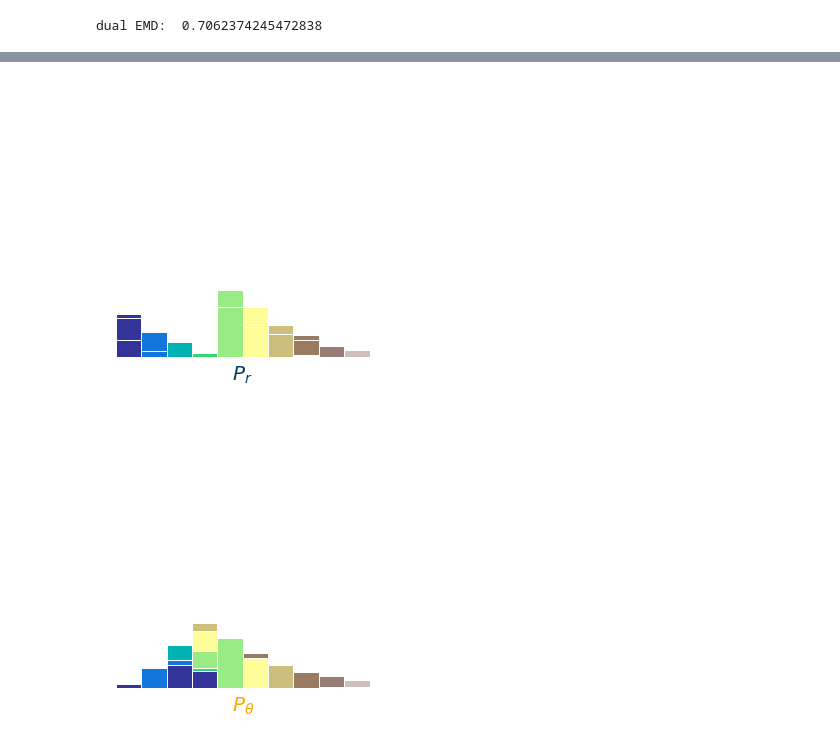
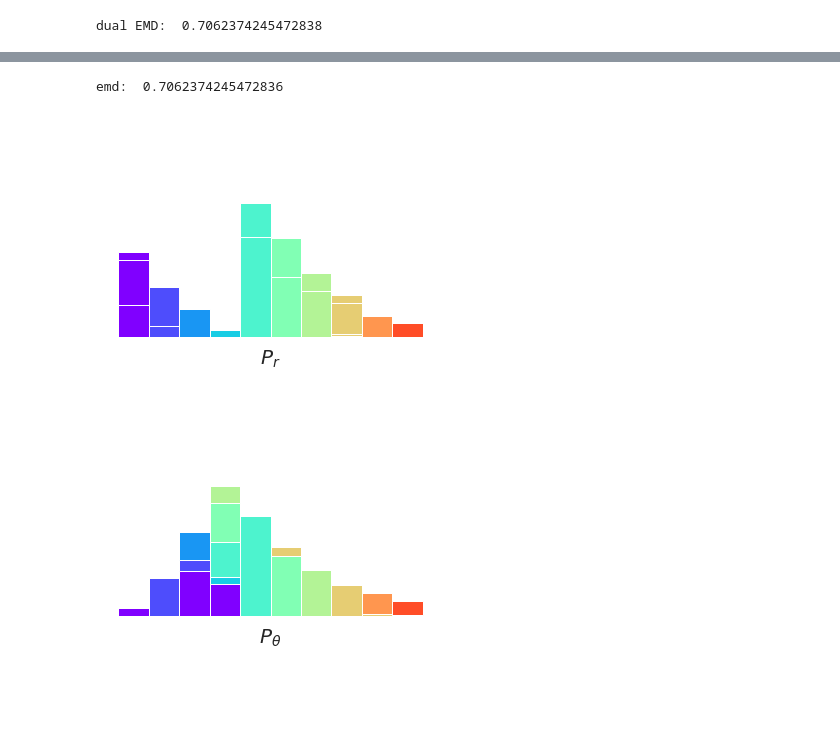
Before and after one commit to nextBillyonair/DPM, a Jupyter notebook: Notebooks/EMD.ipynb, the cells around one changed output, grey strips where cells are left out. Saved outputs shown, nothing was run; the diff lists cells and outputs as text; code cells hidden in the pictures; blank space fills up the shorter version.

```diff
--- a/Notebooks/EMD.ipynb
+++ b/Notebooks/EMD.ipynb
@@ -51,21 +46,20 @@ P_t = P_t / np.sum(P_t)
 pr_len = len(P_r)
 pt_len = len(P_t)
 
+cNorm = colors.Normalize(vmin=0, vmax=pr_len)
+colorMap = cm.ScalarMappable(norm=cNorm, cmap=cm.rainbow)
 # fig, ax = plt.subplots(1, 2)
 
-plt.bar(range(pr_len), P_r, 1, color="#003f5c", alpha=0.9)
+
+for i in range(pr_len):
+	plt.bar(i, P_r[i], 1, color=colorMap.to_rgba(i))
+plt.title(r"$P_r$", fontsize=30)
 plt.axis('off')
-plt.ylim(0, 0.25)
-plt.title(r"$P_r$", y=0.7, x=0.1, color="#003f5c",
-          fontweight=100, fontsize=50)
-# plt.savefig("discrete_p_r.png", bbox_inches='tight', dpi=300)
 plt.show()
 
-plt.bar(range(pt_len), P_t, 1, color="#ffa600", alpha=0.9)
+for i in range(pt_len):
+	plt.bar(i, P_t[i], 1, color=colorMap.to_rgba(i))
+plt.title(r"$P_{\theta}$", fontsize=30)
 plt.axis('off')
-plt.title(r"$P_{\theta}$", y=0.7, x=0.1, color="#ffa600",
-          fontweight=100, fontsize=50)
-plt.ylim(0, 0.25)
-# plt.savefig("discrete_p_t.png", bbox_inches='tight', dpi=300)
 plt.show()
 # %% [output]
@@ -149,23 +92,22 @@ emd_dual, (f, g) = emd(P_r, P_t, dual=True)
 # %% [output]
 dual EMD:  0.7062374245472838
 # %%
-#print(dual_result)
-print("dual EMD: ", emd)
-
 print("f: \n", f)
 fig, ax1 = plt.subplots()
-ax1.bar(range(pr_len), P_r, 1, color="#003f5c", alpha=0.9)
+for i in range(pr_len):
+	plt.bar(i, P_r[i], 1, color=colorMap.to_rgba(i))
 ax1.axis('off')
 ax2=ax1.twinx()
 ax2.axis('off')
-ax2.plot(range(pr_len), f, color="#ff6e54")
+ax2.plot(range(pr_len), f, color="#955196")
 # plt.savefig("f_function.svg")
 plt.show()
 
 
 print("g: \n", g)
 fig, ax1 = plt.subplots()
-ax1.bar(range(pt_len), P_t, 1, color="#ffa600", alpha=0.9)
+for i in range(pt_len):
+	plt.bar(i, P_t[i], 1, color=colorMap.to_rgba(i))
 ax1.axis('off')
 ax2=ax1.twinx()
 ax2.axis('off')
@@ -203,6 +167,10 @@ emd:  0.7062374245472836
+# %%
+#check sum
+emd_score = np.sum(np.multiply(P_r, f)) + np.sum(np.multiply(P_t, g))
+print("emd: ", emd_score)
+# %% [output]
+emd:  0.7062374245472836
 # %%
-cNorm = colors.Normalize(vmin=0, vmax=pr_len)
-colorMap = cm.ScalarMappable(norm=cNorm, cmap=cm.terrain)
 r = range(pr_len)
 
 current_bottom = np.zeros(pr_len)
@@ -212,26 +180,26 @@ for i in range(pt_len).__reversed__():
 	current_bottom = current_bottom + gamma_primal[r, i]
 
 plt.axis('off')
-plt.ylim(0, 1)
-plt.title(r"$P_{r}$", y=-0.11, x=0.5,
-                    color="#003f5c", fontweight=100, fontsize=20)
+plt.ylim(0, 0.4)
+plt.title(r"$P_{r}$", y=-0.15, x=0.5,
+          fontweight=100, fontsize=20)
 # plt.savefig("earth_move_p_r.svg")
 plt.show()
 # %% [output]
-[figure, old version]
+[figure, new version]
 # %%
 current_bottom = np.zeros(pt_len)
 r = range(pt_len)
 
 for i in range(pr_len):
 	plt.bar(r, gamma_primal[i, r], 1, color=colorMap.to_rgba(i), bottom=current_bottom)
 	current_bottom = current_bottom + gamma_primal[i, r]
 
 plt.axis('off')
-plt.ylim(0, 1)
-plt.title(r"$P_{\theta}$", y=-0.11, x=0.5,
-                    color="#ffa600", fontweight=100, fontsize=20)
+plt.ylim(0, 0.4)
+plt.title(r"$P_{\theta}$", y=-0.15, x=0.5,
+          fontweight=100, fontsize=20)
 # plt.savefig("earth_move_p_t.svg")
 plt.show()
 # %% [output]
-[figure, old version]
+[figure, new version]
```
Also changed, not shown: parts of 9 cells of this notebook, 2 other files.
